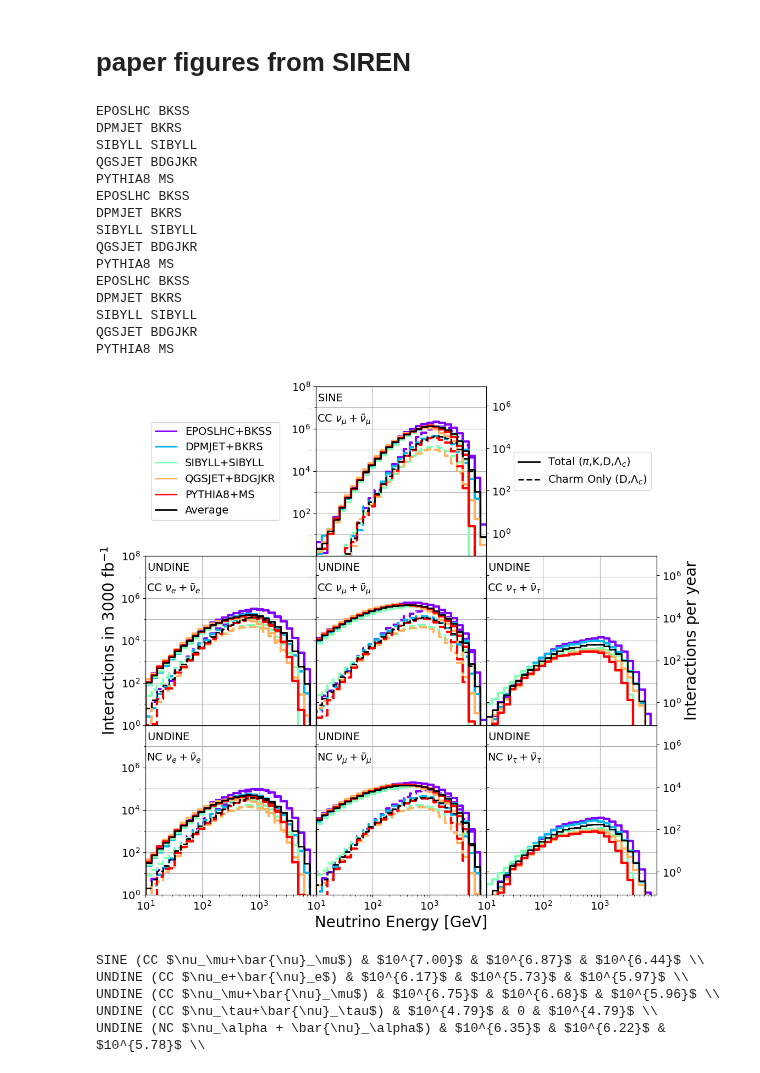
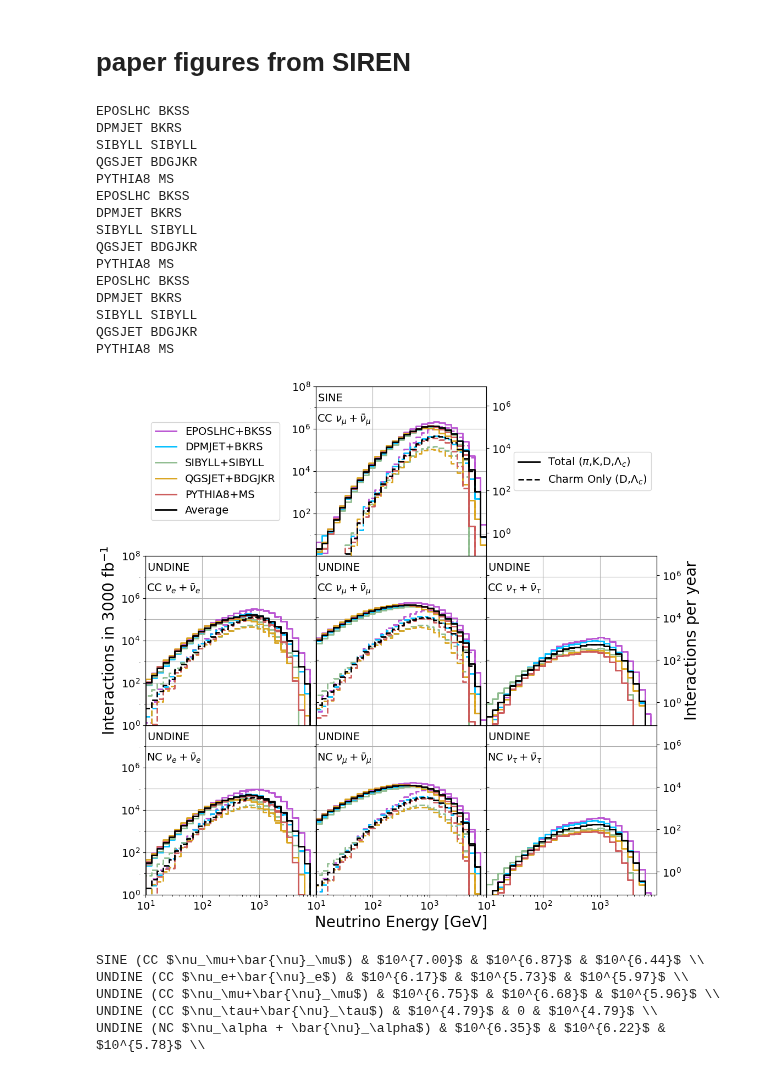
Before and after one commit to nickkamp1/Lake_Geneva_Neutrinos, a Jupyter notebook: SIREN_Analysis.ipynb, the cells around one changed output. Saved outputs shown, nothing was run; the diff lists cells and outputs as text; code cells hidden in the pictures.

```diff
--- a/SIREN_Analysis.ipynb
+++ b/SIREN_Analysis.ipynb
@@ -7,7 +7,16 @@ import numpy as np
 import awkward as ak
 import matplotlib.pyplot as plt
 from matplotlib.pyplot import cm
+from scipy.stats import norm,poisson
 plt.style.use("figures.mplstyle")
+light_generators = ["EPOSLHC","DPMJET","SIBYLL","QGSJET","PYTHIA8"]
+charm_generators = ["BKSS","BKRS","SIBYLL","BDGJKR","MS"]
+colors = {("EPOSLHC","BKSS"):"mediumorchid",
+          ("DPMJET","BKRS"):"deepskyblue",
+          ("SIBYLL","SIBYLL"):"darkseagreen",
+          ("QGSJET","BDGJKR"):"goldenrod",
+          ("PYTHIA8","MS"):"indianred"
+         }
 # %%
 forward_flux_files = {
     "LHC13":{
@@ -83,8 +130,19 @@ for detector,xs_models in datasets.items():
 # %%
 prefix = "LHC13"
-num_UNDINE = 5
 light_generators = ["EPOSLHC","DPMJET","SIBYLL","QGSJET","PYTHIA8"]
 charm_generators = ["BKSS","BKRS","SIBYLL","BDGJKR","MS"]
+
+kaons = [
+    130, # K0L
+    310, # K0S
+    321, # K+
+    -321, # K-
+    ]
+
+pions = [
+    211, # pi+
+    -211 # pi-
+]
 
 
 fig,ax = plt.subplots(3,3,figsize=(12,12))
@@ -109,6 +167,13 @@ yearly_factor = 250./3000. # 250 fb^-1 per year / 3 ab^-1 total
 
 total_rates = {}
 generator_rates = {}
+generator_pion_rates = {}
+generator_kaon_rates = {}
+
+SINE_numu_Erange = []
+UNDINE_numu_Erange = []
+UNDINE_nue_Erange = []
+
 i = -1
 for det,xs_models in datasets.items():
 
@@ -120,11 +185,9 @@ for det,xs_models in datasets.items():
         Ehist_c_avg = {pid:np.zeros(len(Ebins)-1) for pid in pids}
         Ehist_avg = {pid:np.zeros(len(Ebins)-1) for pid in pids}
 
-        color = iter(cm.rainbow(np.linspace(0, 1, len(light_generators))))
-
         for lg,cg in zip(light_generators,charm_generators):
 
-            c = next(color)
+            c = colors[(lg,cg)]
             print(lg,cg)
 
             lkey = tuple((det,xs_model,prefix,lg,"light"))
@@ -138,35 +201,65 @@ for det,xs_models in datasets.items():
 
                 if pid!=16 and not (pid!=14 and "SINE" in det):
                     ldata = ak.concatenate([data[lkey+(pid,)],data[lkey+(-pid,)]])
-                    weights = np.array(ldata.weights)
-                    if "SINE" in det: weights *= np.array(ldata.hit_mask_muon_survival)
-                    if "UNDINE" in det: weights *= num_UNDINE*np.array(ldata.in_fiducial)[:,-1]
+                    lweights = np.array(ldata.weights)
+                    if "SINE" in det: lweights *= np.array(ldata.hit_mask_muon_survival)
+                    if "UNDINE" in det: lweights *= num_UNDINE*np.array(ldata.in_fiducial)[:,-1]
                     #vx = np.squeeze(ldata.vertex)
-                    Ehist_l,_ = np.histogram(ldata.energy,bins=Ebins,weights=weights)
+                    Ehist_l,_ = np.histogram(ldata.energy,bins=Ebins,weights=lweights)
+                    generator_rates[lkey+(pid,)] = sum(lweights)
+                    pion_indices = np.isin(np.array(ldata.hPDG,dtype=int),pions)
+                    kaon_indices = np.isin(np.array(ldata.hPDG,dtype=int),kaons)
+                    pion_weights = lweights[pion_indices]
+                    kaon_weights = lweights[kaon_indices]
+                    generator_pion_rates[lkey+(pid,)] = sum(pion_weights)
+                    generator_kaon_rates[lkey+(pid,)] = sum(kaon_weights)
                 else:
                     Ehist_l = np.zeros(len(Ebins)-1)
+                    generator_rates[lkey+(pid,)] = 0
+                    generator_pion_rates[lkey+(pid,)] = 0
+                    generator_kaon_rates[lkey+(pid,)] = 0
                 if not (pid!=14 and "SINE" in det):
                     cdata = ak.concatenate([data[ckey+(pid,)],data[ckey+(-pid,)]])
-                    weights = np.array(cdata.weights)
-                    if "SINE" in det: weights *= np.array(cdata.hit_mask_muon_survival)
-                    if "UNDINE" in det: weights *= num_UNDINE*np.array(cdata.in_fiducial)[:,-1]
+                    cweights = np.array(cdata.weights)
+                    if "SINE" in det: cweights *= np.array(cdata.hit_mask_muon_survival)
+                    if "UNDINE" in det: cweights *= num_UNDINE*np.array(cdata.in_fiducial)[:,-1]
                     #vx = np.squeeze(cdata.vertex)
-                    Ehist_c,_ = np.histogram(cdata.energy,bins=Ebins,weights=weights)
+                    Ehist_c,_ = np.histogram(cdata.energy,bins=Ebins,weights=cweights)
+                    generator_rates[ckey+(pid,)] = sum(cweights)
+                    pion_indices = np.isin(np.array(cdata.hPDG,dtype=int),pions)
+                    kaon_indices = np.isin(np.array(cdata.hPDG,dtype=int),kaons)
+                    pion_weights = cweights[pion_indices]
+                    kaon_weights = cweights[kaon_indices]
+                    generator_pion_rates[ckey+(pid,)] = sum(pion_weights)
+                    generator_kaon_rates[ckey+(pid,)] = sum(kaon_weights)
                 else:
                     Ehist_c = np.zeros(len(Ebins)-1)
+                    generator_rates[ckey+(pid,)] = 0
+                    generator_pion_rates[ckey+(pid,)] = 0
+                    generator_kaon_rates[ckey+(pid,)] = 0
+
+
+                if cg=="BKRS" and xs_model=="CC":
+                    q1 = 0.5 - 2*(1-norm.cdf(1))
+                    q2 = 0.5 + 2*(1-norm.cdf(1))
+                    if "SINE" in det and pid==14:
+                        SINE_numu_Erange = weighted_quantile(list(ldata.energy)+list(cdata.energy),[q1,q2],sample_weight=list(lweights)+list(cweights))
+                    if "UNDINE" in det and pid==12:
+                        UNDINE_nue_Erange = weighted_quantile(list(ldata.energy)+list(cdata.energy),[q1,q2],sample_weight=list(lweights)+list(cweights))
+                    if "UNDINE" in det and pid==14:
+                        UNDINE_numu_Erange = weighted_quantile(list(ldata.energy)+list(cdata.energy),[q1,q2],sample_weight=list(lweights)+list(cweights))
+
 
 
                 Ehist = np.array(Ehist_l+Ehist_c)
                 Ehist_avg[pid] += Ehist/len(light_generators)
                 Ehist_l_avg[pid] += np.array(Ehist_l)/len(light_generators)
                 Ehist_c_avg[pid] += np.array(Ehist_c)/len(charm_generators)
-                generator_rates[lkey+(pid,)] = sum(Ehist_l)
-                generator_rates[ckey+(pid,)] = sum(Ehist_c)
                 if i==0 and iax==0:
                     ax[i,iax].step([],[],color=c,label="%s+%s"%(lg,cg))
                 elif i!=0 or iax !=2:
-                    ax[i,iax].step(Ebins,np.append([0],Ehist),color=c,lw=3)
-                    ax[i,iax].step(Ebins,np.append([0],Ehist_c),color=c,ls="--",lw=3)
+                    ax[i,iax].step(Ebins,np.append([0],Ehist),color=c,lw=2)
+                    ax[i,iax].step(Ebins,np.append([0],Ehist_c),color=c,ls="--",lw=2)
 
         for iax,pid in enumerate(pids):
             total_rates[tuple((det,xs_model,"light",pid))] = sum(Ehist_l_avg[pid])
@@ -226,34 +319,34 @@ for i in [0,1,2]:
         elif i==2 and j==0:
             ax[i,j].set_yticks(np.logspace(0,6,4))
             ax[i,j].set_yticks(np.logspace(0,7,8),minor=True)
         else:
             ax[i,j].set_yticks(np.logspace(0,8,9),minor=True)
             ax[i,j].set_yticklabels([])
 
         if (i==0 and j==1) or (j==2 and i in [1,2]):
             twin_ax[i,j].set_yticks(np.logspace(0,6,4))
         else:
             twin_ax[i,j].set_yticklabels([])
 
 plt.savefig("Figures/SIREN/Distributions.pdf",dpi=100)
 plt.show()
 # %% [output]
 EPOSLHC BKSS
 DPMJET BKRS
 SIBYLL SIBYLL
 QGSJET BDGJKR
 PYTHIA8 MS
 EPOSLHC BKSS
 DPMJET BKRS
 SIBYLL SIBYLL
 QGSJET BDGJKR
 PYTHIA8 MS
 EPOSLHC BKSS
 DPMJET BKRS
 SIBYLL SIBYLL
 QGSJET BDGJKR
 PYTHIA8 MS
-[figure, old version]
+[figure, new version]
 # %%
 for detector,xs_models in datasets.items():
     for xs_model in xs_models:
```
Also changed, not shown: parts of 15 cells of this notebook, 4 other files.
